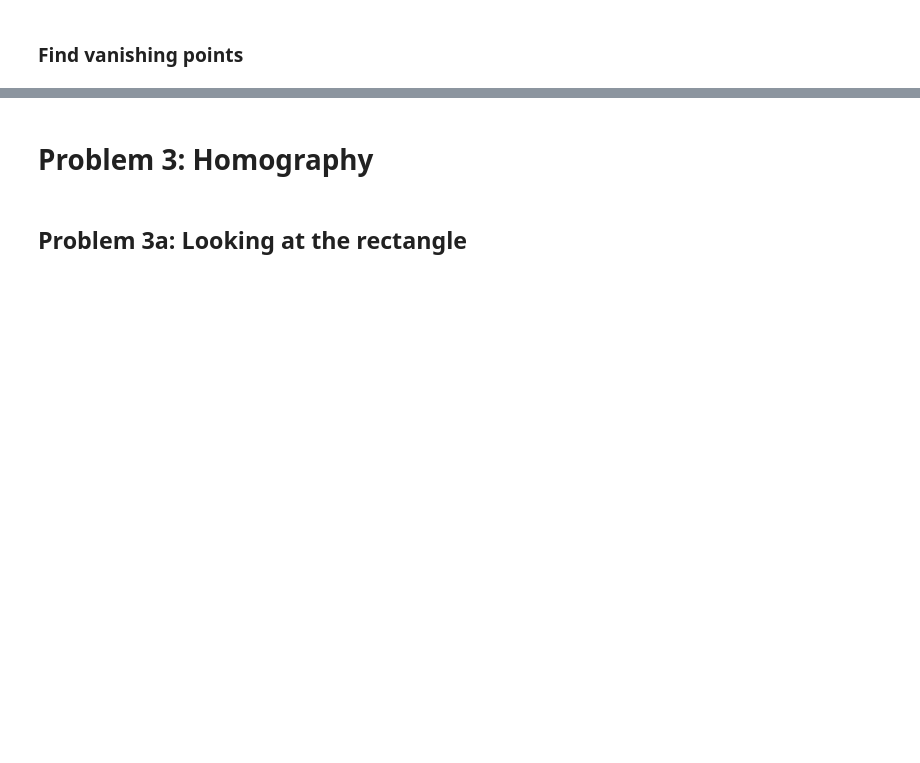
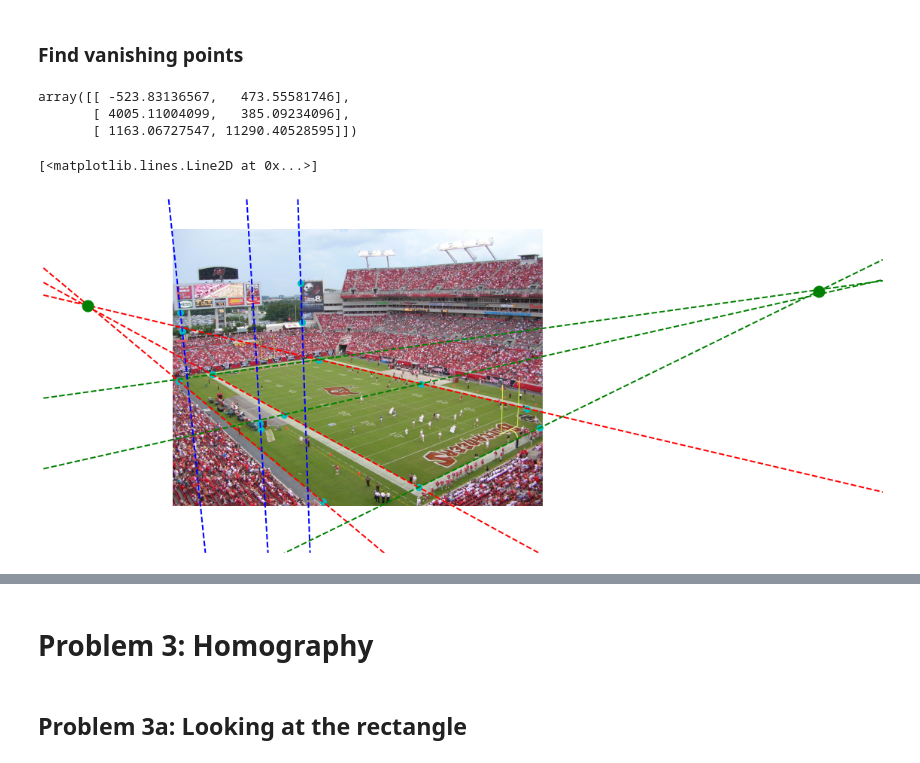
Before and after one commit to RuolinZheng08/ttic31040-computer-vision, a Jupyter notebook: hw2/hw2.ipynb, the cells around one changed output, grey strips where cells are left out. Cells and saved outputs as stored; diff of their text form; code cells hidden in the pictures; blank space fills up the shorter version.

```diff
--- a/hw2/hw2.ipynb
+++ b/hw2/hw2.ipynb
@@ -157,2 +161,35 @@ for group, color in zip(range(3), ['r', 'g', 'b']):
 # %% [markdown]
 ### Find vanishing points
+# %%
+vanishing_points = np.empty((3, 2))
+for group in range(3): # three groups
+    p = find_intersection(points_x[:, group, :], points_y[:, group, :])
+    vanishing_points[group] = p.squeeze()
+# %%
+vanishing_points
+# %% [output]
+array([[ -523.83136567,   473.55581746],
+       [ 4005.11004099,   385.09234096],
+       [ 1163.06727547, 11290.40528595]])
+# %%
+plt.figure(figsize=(20, 40))
+plt.imshow(im)
+plt.ylim([2000, -200])
+xlims = [-800, 4400]
+plt.xlim(xlims)
+plt.axis('off')
+
+plt.plot(points_x.flatten(), points_y.flatten(), 'co', markersize=8)
+
+for group, color in zip(range(3), ['r', 'g', 'b']):
+    c = color + '--'
+    for i in range(3):
+        draw_line(points_x[:, group, i],
+                  points_y[:, group, i], c=c, xlims=xlims)
+
+# draw vanishing points in big green dots
+vp_x = vanishing_points
+plt.plot(vanishing_points[:, 0], vanishing_points[:, 1], 'go', markersize=15)
+# %% [output]
+[<matplotlib.lines.Line2D at 0x...>]
+[figure, added]
```
Also changed, not shown: parts of 11 cells of this notebook.
